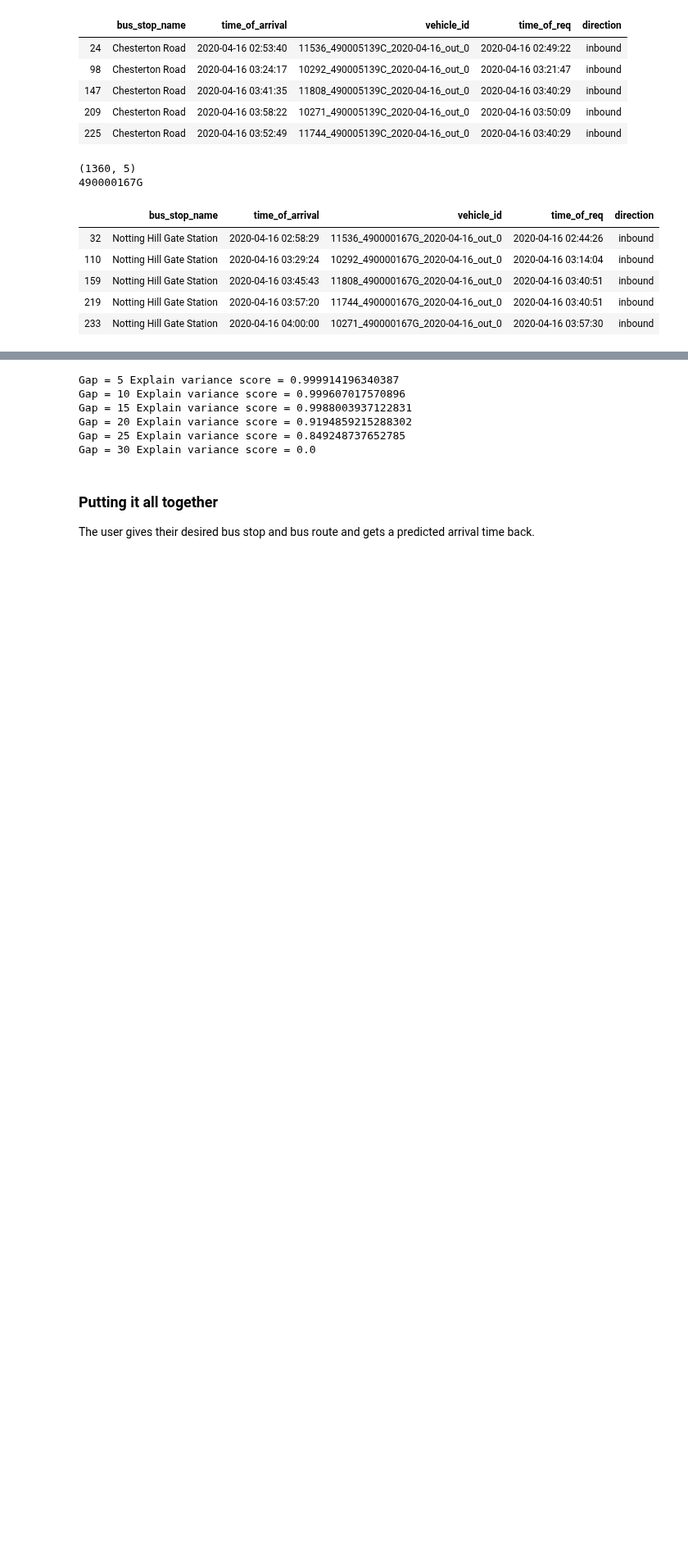
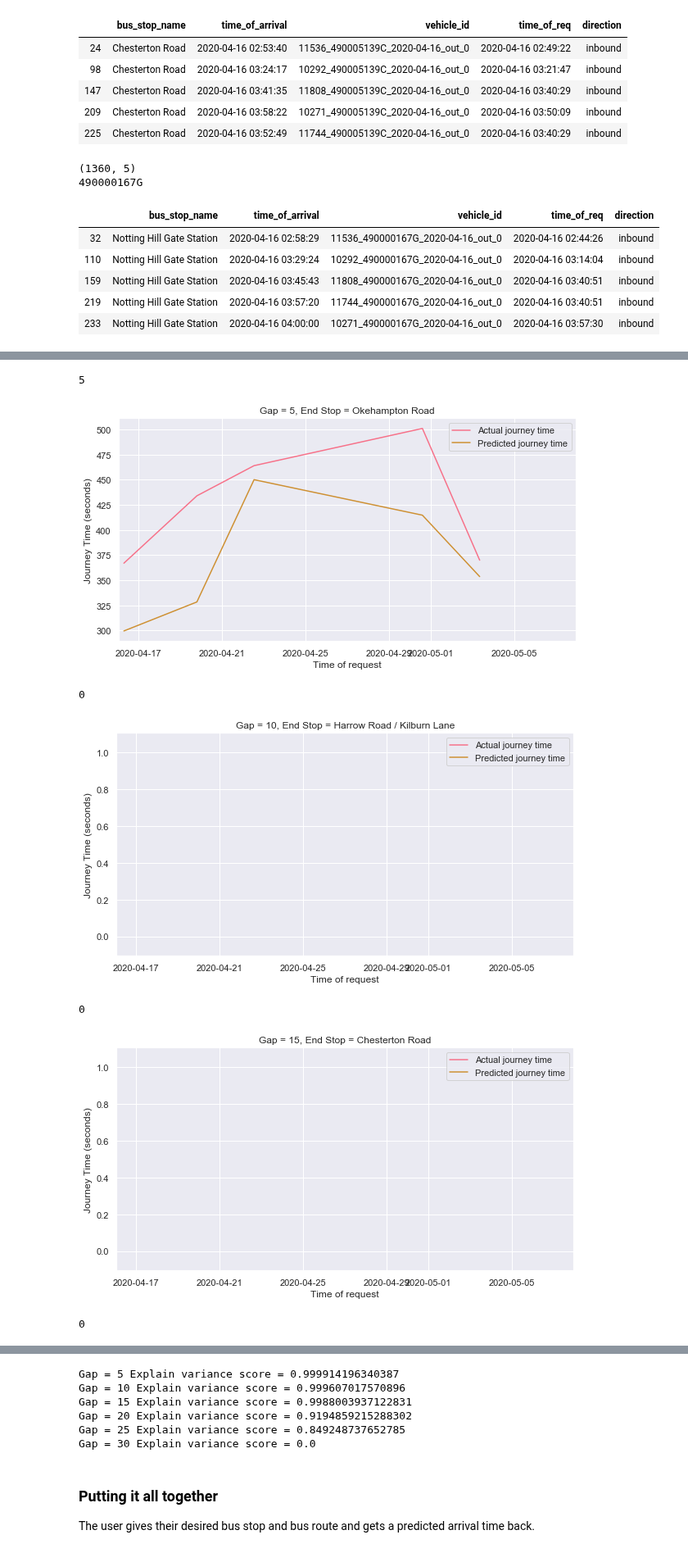
Before and after one commit to serenelc/individual-project-beng, a Jupyter notebook: historical-models.ipynb, the cells around one changed output, grey strips where cells are left out. Shown at 82% size. Saved outputs shown, nothing was run; the diff lists cells and outputs as text; code cells hidden in the pictures; blank space fills up the shorter version.

```diff
--- a/historical-models.ipynb
+++ b/historical-models.ipynb
@@ -579,28 +565,28 @@ Look for the leave stop}: For route X, find what stop is 15 stops before stop B.
 # %%
-print("Number of stops in route 14: ", len(stops_in_sequence_outbound.get("14")))
-stop_a = stops_in_sequence_outbound.get("14")[1]
+print("Number of stops in route 52: ", len(stops_in_sequence_inbound.get("52")))
+stop_a = stops_in_sequence_inbound.get("52")[1]
 
 # Gap = 5
-stop_b_5 = stops_in_sequence_outbound.get("14")[6]
+stop_b_5 = stops_in_sequence_inbound.get("52")[6]
 
 # Gap = 10
-stop_b_10 = stops_in_sequence_outbound.get("14")[11]
+stop_b_10 = stops_in_sequence_inbound.get("52")[11]
 
 # Gap = 15
-stop_b_15 = stops_in_sequence_outbound.get("14")[16]
+stop_b_15 = stops_in_sequence_inbound.get("52")[16]
 
 # Gap = 20
-stop_b_20 = stops_in_sequence_outbound.get("14")[21]
+stop_b_20 = stops_in_sequence_inbound.get("52")[21]
 
 # Gap = 25
-stop_b_25 = stops_in_sequence_outbound.get("14")[26]
+stop_b_25 = stops_in_sequence_inbound.get("52")[26]
 
 # Gap = 30
-stop_b_30 = stops_in_sequence_outbound.get("14")[31]
+stop_b_30 = stops_in_sequence_inbound.get("52")[31]
 
 # Gap = 35
-stop_b_35 = stops_in_sequence_outbound.get("14")[36]
+stop_b_35 = stops_in_sequence_inbound.get("52")[36]
 
-destination_stops = [stop_b_5, stop_b_10, stop_b_20, stop_b_25, stop_b_30, stop_b_35]
+destination_stops = [stop_b_5, stop_b_10, stop_b_15, stop_b_20, stop_b_25, stop_b_30, stop_b_35]
 print("origin stop: ", stop_a)
-print("destiation stops: ", destination_stops)
+print("destination stops: ", destination_stops)
@@ -607,7 +597,5 @@ print("destiation stops: ", destination_stops)
 # %%
-b_14 = data["14"]
-
-stop_a_entries = b_14.loc[(b_14['bus_stop_name'] == stop_a) & (b_14['direction'] == 'outbound')]
+stop_a_entries = b_52.loc[(b_52['bus_stop_name'] == stop_a) & (b_52['direction'] == 'inbound')]
 [_, stop_a_id, _, _, _] = stop_a_entries.iloc[0]['vehicle_id'].split('_')
 print(stop_a_entries.shape)
 print(stop_a_id)
@@ -640,17 +656,25 @@ for i, end in enumerate(destination_stops):
 # %%
 for i, gap in enumerate(destination_stops):
     p = full_preds_varying_gaps[i]
-    a = full_actual_varying_gaps[i]
+    a = [x.total_seconds() for x in full_actual_varying_gaps[i]]
     t = full_req_varying_gaps[i]
     r = [convert_time_to_datetime(x) for x in t]
+    print(len(p))
 
     fig, ax = plt.subplots(figsize=(10, 5))
-    ax.scatter(r, a, label="Actual arrival time")
-    ax.plot(r, p, label="Predicted arrival time")
+    ax.plot(r, a, label="Actual journey time")
+    ax.plot(r, p, label="Predicted journey time")
     ax.set_xlabel("Time of request")
-    ax.set_ylabel("Arrival Time")
-    ax.set_ylim([dt.datetime(2020, 5, 6, 2), dt.datetime(2020, 5, 6, 22, 59, 59)])
-    ax.set_xlim([dt.datetime(2020, 5, 6, 2), dt.datetime(2020, 5, 6, 22, 59, 59)])
+    ax.set_ylabel("Journey Time (seconds)")
+    ax.set_xlim([dt.datetime(2020, 4, 16, 2), dt.datetime(2020, 5, 7, 22, 59, 59)])
     ax.set_title("Gap = {}, End Stop = {}".format((i + 1) * 5, destination_stops[i]))
     ax.legend()
     plt.show()
+# %% [output]
+5
+[figure, added]
+0
+[figure, added]
+0
+[figure, added]
+0
```
Also changed, not shown: parts of 14 cells of this notebook, 45 other files.
